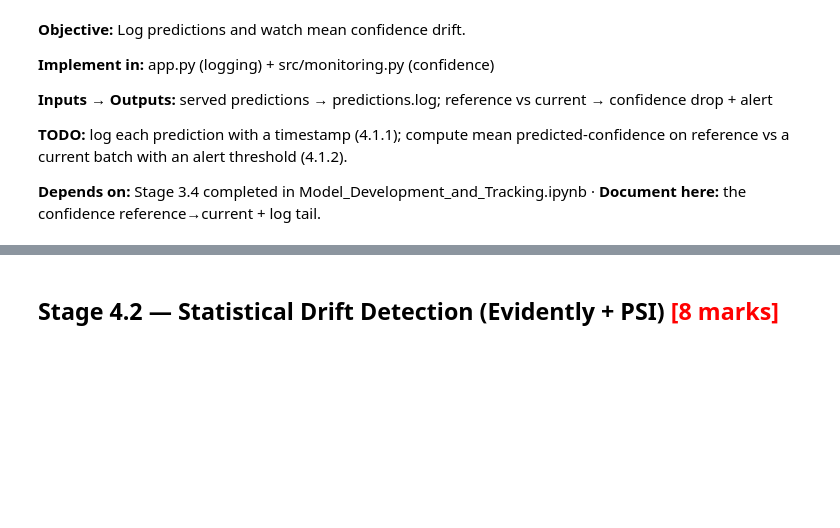
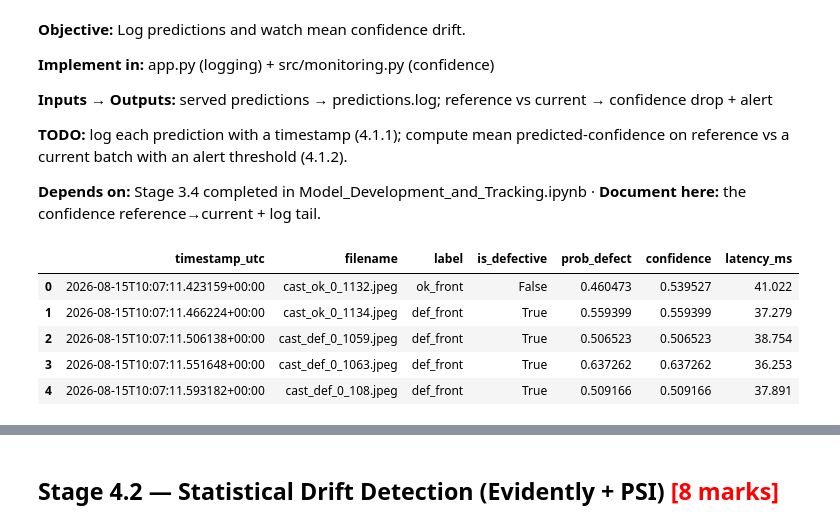
Before and after one commit to narendhar007/capstone, a Jupyter notebook: Operations_Monitoring_and_Evidence.ipynb, the cells around one changed output, grey strips where cells are left out. Cells and saved outputs as stored; diff of their text form; code cells hidden in the pictures; blank space fills up the shorter version.

```diff
--- a/Operations_Monitoring_and_Evidence.ipynb
+++ b/Operations_Monitoring_and_Evidence.ipynb
@@ -30,3 +224,102 @@ import config, json
 **Depends on:** Stage 3.4 completed in Model_Development_and_Tracking.ipynb ·  **Document here:** the confidence reference→current + log tail.
 # %%
 # TODO 4.1.1-4.1.2: show predictions.log tail + confidence block from drift_summary.json
+# Stage 4.1.1 — Prediction logging with timestamp
+
+from collections import deque
+
+import pandas as pd
+from IPython.display import display
+
+import config
+import json
+
+prediction_log_path = config.PREDICTIONS_LOG
+
+# Assert that the prediction log file exists to ensure that predictions have been logged before attempting to read and display them.
+assert prediction_log_path.exists(), (
+    f"Prediction log not found: {prediction_log_path}"
+)
+
+# Read only the most recent predictions rather than loading
+# an indefinitely growing production log.
+
+# Use a deque to efficiently retrieve the last 5 non-empty lines from the prediction log file, stripping any leading
+# or trailing whitespace from each line.
+with prediction_log_path.open(
+    "r",
+    encoding="utf-8",
+) as log_file:
+    recent_lines = list(
+        deque(
+            (
+                line.strip()
+                for line in log_file
+                if line.strip()
+            ),
+            maxlen=5,
+        )
+    )
+
+# Convert the recent lines from the prediction log into a list of JSON objects by loading each line as a JSON record.
+recent_predictions = [
+    json.loads(line)
+    for line in recent_lines
+]
+
+# Assert that there are recent predictions to display, ensuring that the prediction log contains
+# records before attempting to process and display them.
+assert recent_predictions, (
+    "Prediction log exists but contains no records."
+)
+
+# Confirm that every displayed prediction contains a timestamp.
+assert all(
+    "timestamp_utc" in record
+    for record in recent_predictions
+)
+
+# Define the columns to be displayed from the prediction log, including timestamp, filename, label, defect status,
+# probability of defect, confidence score, and latency in milliseconds.
+prediction_columns = [
+    "timestamp_utc",
+    "filename",
+    "label",
+    "is_defective",
+    "prob_defect",
+    "confidence",
+    "latency_ms",
+]
+
+# Create a DataFrame from the recent predictions to facilitate structured display and analysis of the prediction records.
+prediction_log_tail = pd.DataFrame(
+    recent_predictions
+)
+
+# Display the relevant columns from the prediction log tail, filtering to include only those columns that are present in the DataFrame.
+display(
+    prediction_log_tail[
+        [
+            column
+            for column in prediction_columns
+            if column in prediction_log_tail.columns
+        ]
+    ]
+)
+
+print(
+    f"PASS: displaying the latest "
+    f"{len(recent_predictions)} prediction record(s)."
+)
+
+print(
+    "Prediction log:",
+    prediction_log_path,
+)
+# %% [output]
+|  | timestamp_utc | filename | label | is_defective | prob_defect | confidence | latency_ms |
+| 0 | 2026-08-15T10:07:11.423159+00:00 | cast_ok_0_1132.jpeg | ok_front | False | 0.460473 | 0.539527 | 41.022 |
+| 1 | 2026-08-15T10:07:11.466224+00:00 | cast_ok_0_1134.jpeg | def_front | True | 0.559399 | 0.559399 | 37.279 |
+| 2 | 2026-08-15T10:07:11.506138+00:00 | cast_def_0_1059.jpeg | def_front | True | 0.506523 | 0.506523 | 38.754 |
+| 3 | 2026-08-15T10:07:11.551648+00:00 | cast_def_0_1063.jpeg | def_front | True | 0.637262 | 0.637262 | 36.253 |
+| 4 | 2026-08-15T10:07:11.593182+00:00 | cast_def_0_108.jpeg | def_front | True | 0.509166 | 0.509166 | 37.891 |
```
Also changed, not shown: parts of 24 cells of this notebook, 9 other files.
